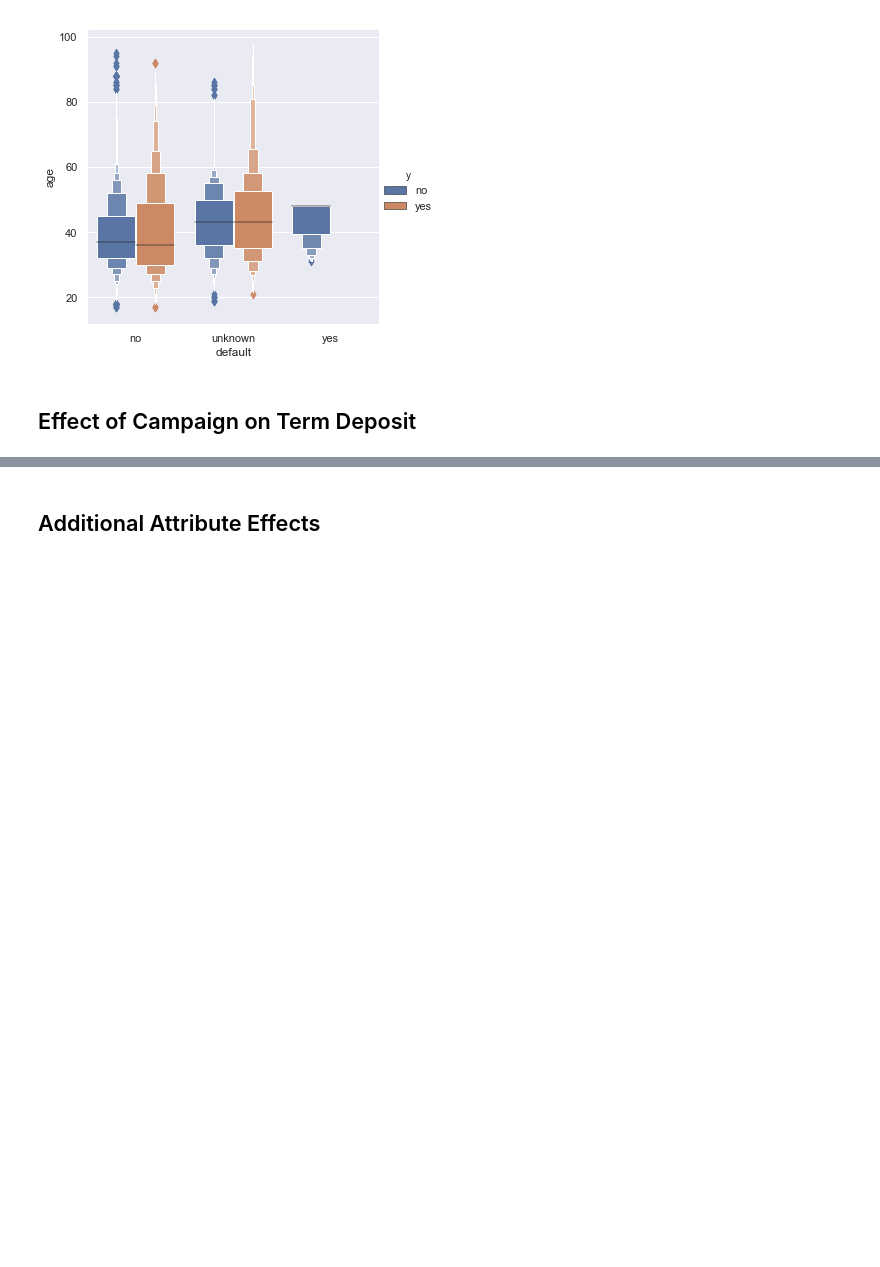
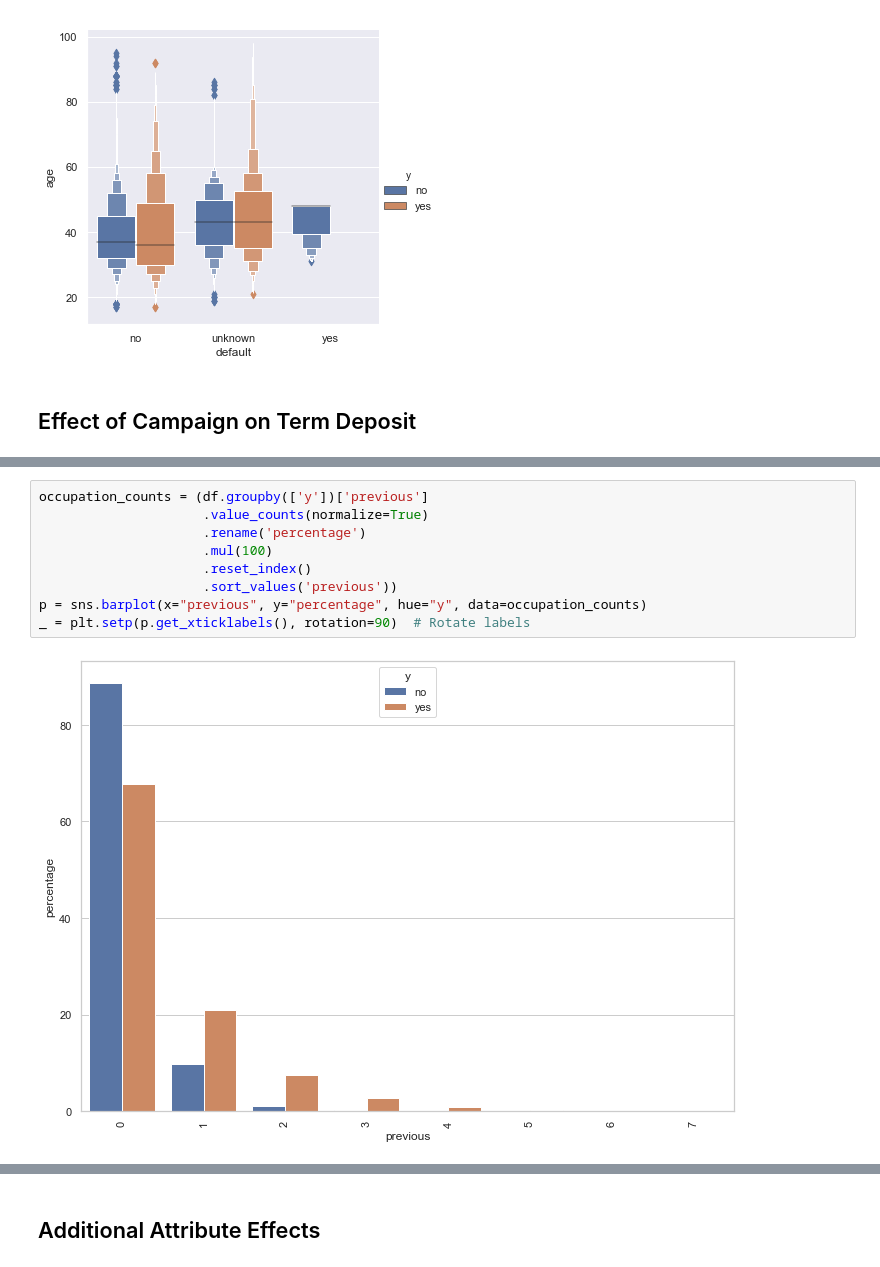
Before and after one commit to maneet-z/Bank_Marketing_Analytics, a Jupyter notebook: bank_marketing/notebooks/Exploratory_Notebook.ipynb, the cells around one changed output, grey strips where cells are left out. Saved outputs shown, nothing was run; the diff lists cells and outputs as text; blank space fills up the shorter version.

```diff
--- a/bank_marketing/notebooks/Exploratory_Notebook.ipynb
+++ b/bank_marketing/notebooks/Exploratory_Notebook.ipynb
@@ -121,0 +159,11 @@ g = sns.catplot(x="month", y="campaign",
+# %%
+occupation_counts = (df.groupby(['y'])['previous']
+                     .value_counts(normalize=True)
+                     .rename('percentage')
+                     .mul(100)
+                     .reset_index()
+                     .sort_values('previous'))
+p = sns.barplot(x="previous", y="percentage", hue="y", data=occupation_counts)
+_ = plt.setp(p.get_xticklabels(), rotation=90)  # Rotate labels
+# %% [output]
+[figure, added]
```
Also changed, not shown: parts of 47 cells of this notebook, 7 other files.
